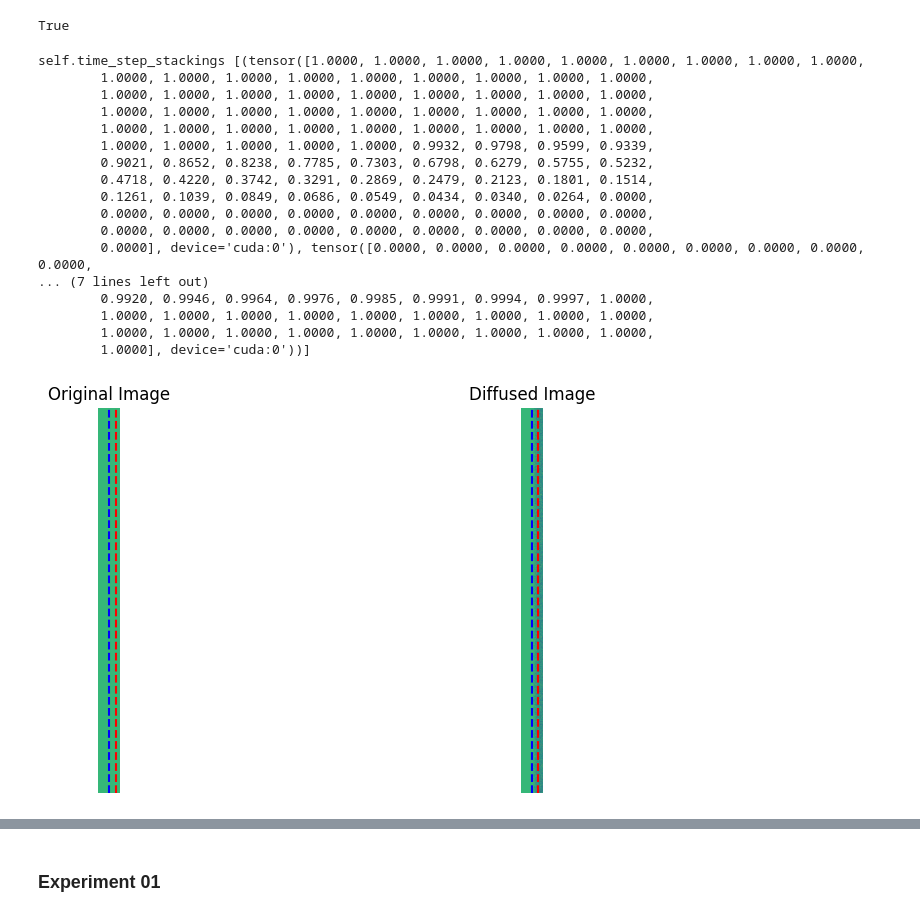
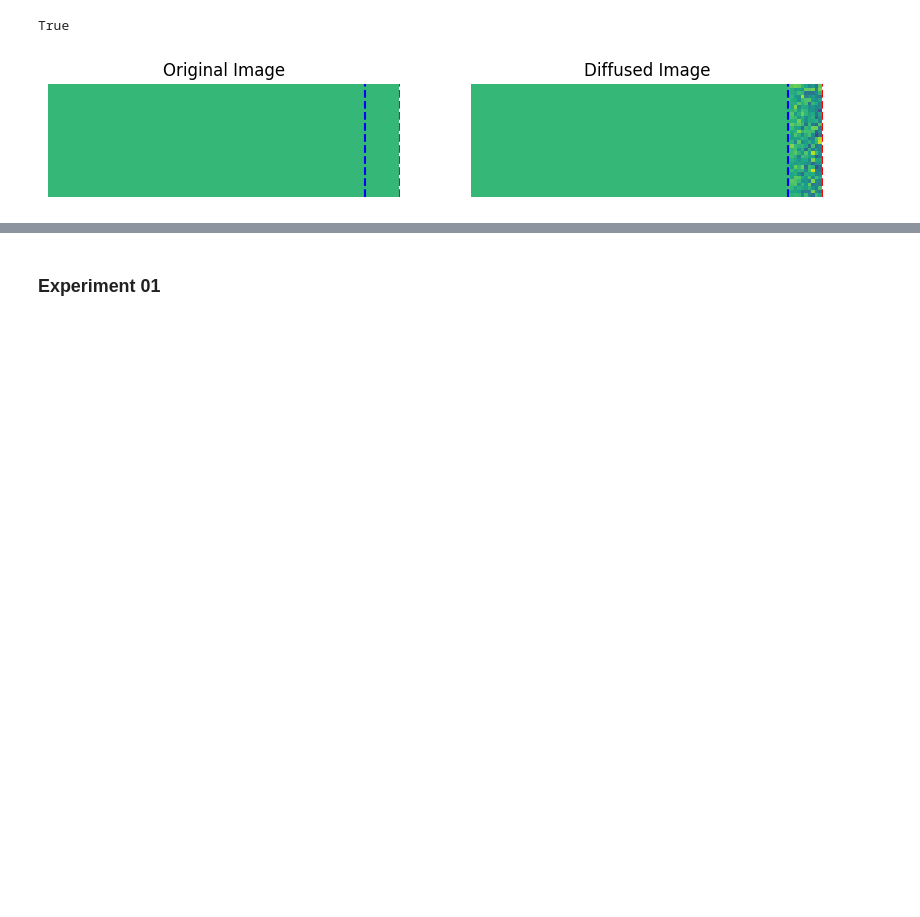
Before and after one commit to AntonBertelsen/GestureGeneration, a Jupyter notebook: DiffuseStyleGestureReproduced/v1_testing_ground copy.ipynb, the cells around one changed output, grey strips where cells are left out. Saved outputs shown, nothing was run; the diff lists cells and outputs as text; code cells hidden in the pictures; blank space fills up the shorter version.

```diff
--- a/DiffuseStyleGestureReproduced/v1_testing_ground copy.ipynb
+++ b/DiffuseStyleGestureReproduced/v1_testing_ground copy.ipynb
@@ -33,19 +33,19 @@ device = torch.device(
 # %%
 # Initialize the diffusion class
 diffusion = Diffusion(
-        num_of_pre_timestep_frames = 50,
-        num_of_timestep_frames = 30,
-        num_of_post_timestep_frames = 20,
-        noise_schedule = Diffusion.linear_schedule(0.0002, 0.40),
+        num_of_pre_timestep_frames = 90,
+        num_of_timestep_frames = 10,
+        num_of_post_timestep_frames = 0,
+        noise_schedule = Diffusion.linear_schedule(0.0002, 0.45),
         device = device
     )
 
 # Create a tensor that is all white so we can see the noising process removing details
-image = torch.ones((177 * 10, 100))
+image = torch.ones((32, 100))
 image = image.to(device)
 
 # Run the forward diffusion function
-transformed_image = diffusion.forward(seqence_tensor = image)
+transformed_image = diffusion.forward(sequence_tensor = image)
 
 # Draw both images next to each other in the python notebook
 import matplotlib.pyplot as plt
@@ -66,48 +66,31 @@ for a in ax:
     a.axvline(x=line_x, color='blue', linestyle='--', label='Pre-timestep frames')
     a.set_xlim(0, transformed_image.shape[1])  # Set x-axis limits to match the image width
 
 # Draw a vertical line at num_of_timestep_frames
 line_x = diffusion.num_of_pre_timestep_frames + diffusion.num_of_timestep_frames
 for a in ax:
     a.axvline(x=line_x, color='red', linestyle='--', label='Timestep frames')
     a.set_xlim(0, transformed_image.shape[1])  # Set x-axis limits to match the image width
 
 plt.show()
 
 # Calculate the variance per frame (vertical slice)
 variances = torch.var(transformed_image, dim=0)
 
 # Plot the variance for each column
 plt.figure(figsize=(10, 5))
 plt.plot(variances.cpu().numpy())
 plt.title("Variance per Column")
 plt.xlabel("Column Index")
 plt.ylabel("Variance")
 plt.grid(True)
 
 # Draw vertical lines at num_of_pre_timestep_frames and num_of_timestep_frames
 line_x = diffusion.num_of_pre_timestep_frames
 plt.axvline(x=line_x, color='blue', linestyle='--', label='Pre-timestep frames')
 plt.axvline(x=line_x + diffusion.num_of_timestep_frames, color='red', linestyle='--', label='Timestep frames')
 
 
 plt.show()
 # %% [output]
-self.time_step_stackings [(tensor([1.0000, 1.0000, 1.0000, 1.0000, 1.0000, 1.0000, 1.0000, 1.0000, 1.0000,
-        1.0000, 1.0000, 1.0000, 1.0000, 1.0000, 1.0000, 1.0000, 1.0000, 1.0000,
-        1.0000, 1.0000, 1.0000, 1.0000, 1.0000, 1.0000, 1.0000, 1.0000, 1.0000,
-        1.0000, 1.0000, 1.0000, 1.0000, 1.0000, 1.0000, 1.0000, 1.0000, 1.0000,
-        1.0000, 1.0000, 1.0000, 1.0000, 1.0000, 1.0000, 1.0000, 1.0000, 1.0000,
-        1.0000, 1.0000, 1.0000, 1.0000, 1.0000, 0.9932, 0.9798, 0.9599, 0.9339,
-        0.9021, 0.8652, 0.8238, 0.7785, 0.7303, 0.6798, 0.6279, 0.5755, 0.5232,
-        0.4718, 0.4220, 0.3742, 0.3291, 0.2869, 0.2479, 0.2123, 0.1801, 0.1514,
-        0.1261, 0.1039, 0.0849, 0.0686, 0.0549, 0.0434, 0.0340, 0.0264, 0.0000,
-        0.0000, 0.0000, 0.0000, 0.0000, 0.0000, 0.0000, 0.0000, 0.0000, 0.0000,
-        0.0000, 0.0000, 0.0000, 0.0000, 0.0000, 0.0000, 0.0000, 0.0000, 0.0000,
-        0.0000], device='cuda:0'), tensor([0.0000, 0.0000, 0.0000, 0.0000, 0.0000, 0.0000, 0.0000, 0.0000, 0.0000,
-... (7 lines left out)
-        0.9920, 0.9946, 0.9964, 0.9976, 0.9985, 0.9991, 0.9994, 0.9997, 1.0000,
-        1.0000, 1.0000, 1.0000, 1.0000, 1.0000, 1.0000, 1.0000, 1.0000, 1.0000,
-        1.0000, 1.0000, 1.0000, 1.0000, 1.0000, 1.0000, 1.0000, 1.0000, 1.0000,
-        1.0000], device='cuda:0'))]
-[figure, old version]
+[figure, new version]
```
Also changed, not shown: parts of 10 cells of this notebook, 27 other files.
